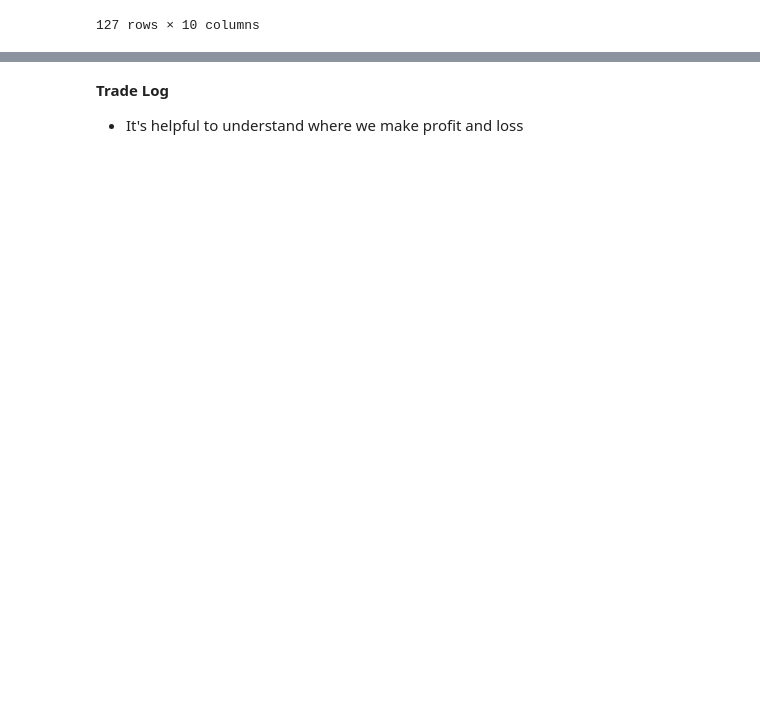
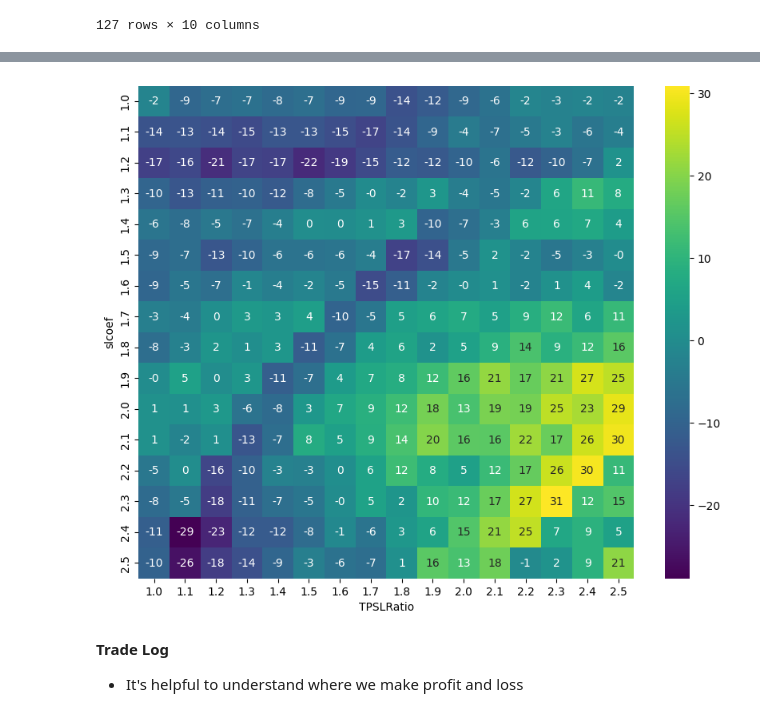
Before and after one commit to andrewchaa/trading-strategies, a Jupyter notebook: ddd-southwest/macd.ipynb, the cells around one changed output, grey strips where cells are left out. Cells and saved outputs as stored; diff of their text form; code cells hidden in the pictures; blank space fills up the shorter version.

```diff
--- a/ddd-southwest/macd.ipynb
+++ b/ddd-southwest/macd.ipynb
@@ -57,7 +58,7 @@ def read_data(symbol, period, interval):
     data = pd.read_csv(f'../data/{symbol}-{period}-{interval}.csv')
     data.Datetime = pd.to_datetime(data.Datetime, utc=True)
     data.set_index('Datetime', inplace=False)
-    data.drop(['Dividends', 'Stock Splits', 'Volume'], axis=1, inplace=True)
+    data.drop(['Dividends', 'Stock Splits', 'Volume'], axis='columns', inplace=True)
     return data
 
 
@@ -258,14 +275,6 @@ class MacdStrategy(Strategy):
             tp1 = self.data.Close[-1] - slatr*TPSLRatio
             self.sell(sl=sl1, tp=tp1, size=self.mysize)
 
-def show_heatmap(heatmap):
-    # Convert multiindex series to dataframe
-    heatmap_dataFrame = heatmap.unstack()
-    plt.figure(figsize=(10, 8))
-    sns.heatmap(heatmap_dataFrame, annot=True, cmap='viridis', fmt='.0f')
-    plt.show()
-
-
 def backtest_trading(data, cash):
     backtest = Backtest(data, MacdStrategy, cash=cash,
                         margin=1/30, commission=0.00)
@@ -277,11 +286,20 @@ def backtest_trading(data, cash):
 
     return backtest, stats, heatmap
 
+def show_heatmap(heatmap):
+    # Convert multiindex series to dataframe
+    heatmap_dataFrame = heatmap.unstack()
+    plt.figure(figsize=(10, 8))
+    sns.heatmap(heatmap_dataFrame, annot=True, cmap='viridis', fmt='.0f')
+    plt.show()
+
+
 set_atr(tradingData)
-# backtest, stats, heatmap = backtest_trading(tradingData, 25000)
-last_month_data = tradingData.tail(120)
-backtest, stats, heatmap = backtest_trading(last_month_data, 25000)
+backtest, stats, heatmap = backtest_trading(tradingData, 25000)
+
+# last_month_data = tradingData.tail(120)
+# backtest, stats, heatmap = backtest_trading(last_month_data, 25000)
 
 print(stats)
+backtest.plot()
 show_heatmap(heatmap)
-backtest.plot()
@@ -288,3 +325,14 @@ backtest.plot()
+# %%
+def show_heatmap(heatmap):
+    # Convert multiindex series to dataframe
+    heatmap_dataFrame = heatmap.unstack()
+    plt.figure(figsize=(10, 8))
+    sns.heatmap(heatmap_dataFrame, annot=True, cmap='viridis', fmt='.0f')
+    plt.show()
+
+show_heatmap(heatmap)
+# %% [output]
+[figure, added]
 # %% [markdown]
 **Trade Log**
 
```
Also changed, not shown: parts of 8 cells of this notebook, 3 other files.
